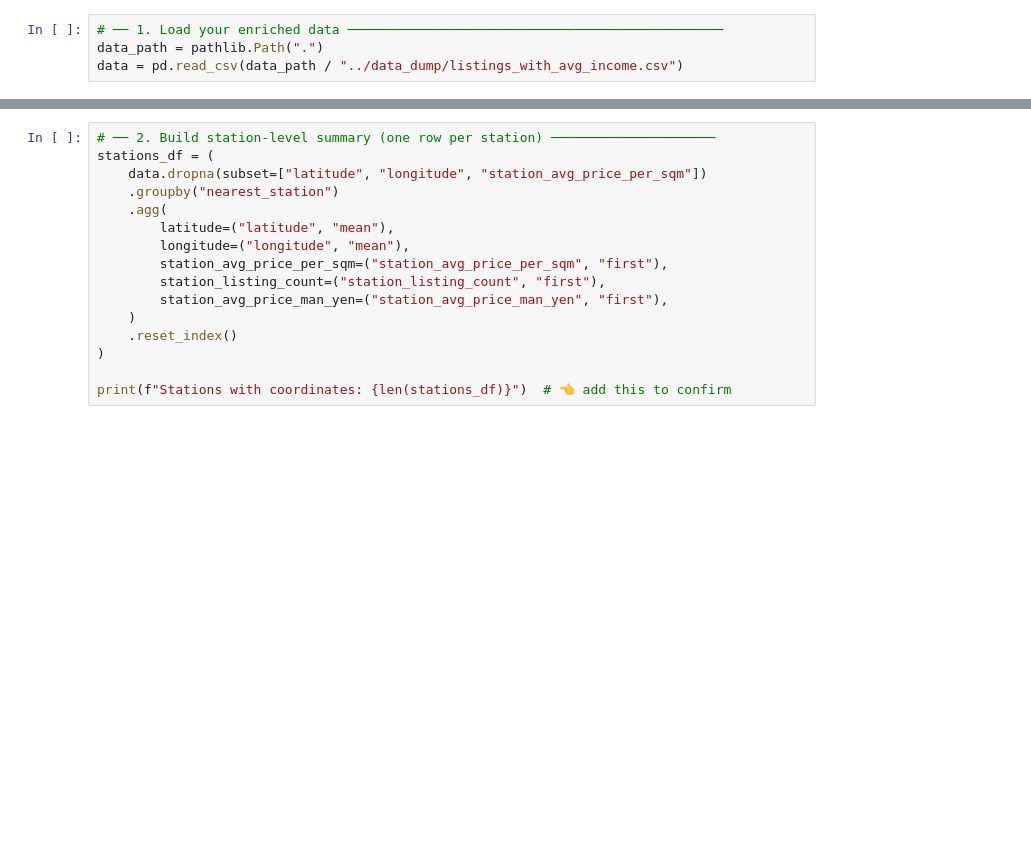
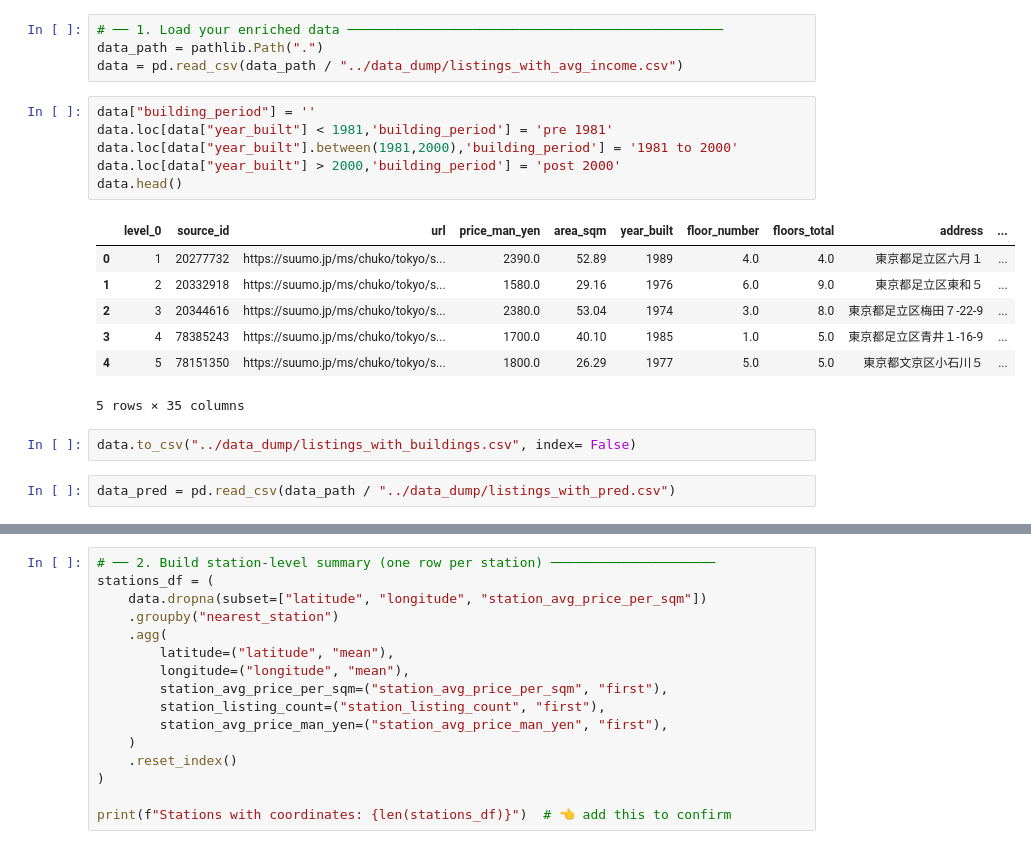
Before and after one commit to katiarojas87/final-project, a Jupyter notebook: map/map_per_station.ipynb, the cells around one changed output, grey strips where cells are left out. Drawn from its saved outputs; the diff is of its cells as text; blank space fills up the shorter version.

Commit message:
listings with deal

```diff
--- a/map/map_per_station.ipynb
+++ b/map/map_per_station.ipynb
@@ -10,3 +10,21 @@ os.makedirs("map", exist_ok=True)
 # ── 1. Load your enriched data ────────────────────────────────────────────────
 data_path = pathlib.Path(".")
 data = pd.read_csv(data_path / "../data_dump/listings_with_avg_income.csv")
+# %%
+data["building_period"] = ''
+data.loc[data["year_built"] < 1981,'building_period'] = 'pre 1981'
+data.loc[data["year_built"].between(1981,2000),'building_period'] = '1981 to 2000'
+data.loc[data["year_built"] > 2000,'building_period'] = 'post 2000'
+data.head()
+# %% [output]
+|  | level_0 | source_id | url | price_man_yen | area_sqm | year_built | floor_number | floors_total | address | ... |
+| 0 | 1 | 20277732 | https://suumo.jp/ms/chuko/tokyo/s... | 2390.0 | 52.89 | 1989 | 4.0 | 4.0 | 東京都足立区六月１ | ... |
+| 1 | 2 | 20332918 | https://suumo.jp/ms/chuko/tokyo/s... | 1580.0 | 29.16 | 1976 | 6.0 | 9.0 | 東京都足立区東和５ | ... |
+| 2 | 3 | 20344616 | https://suumo.jp/ms/chuko/tokyo/s... | 2380.0 | 53.04 | 1974 | 3.0 | 8.0 | 東京都足立区梅田７-22-9 | ... |
+| 3 | 4 | 78385243 | https://suumo.jp/ms/chuko/tokyo/s... | 1700.0 | 40.10 | 1985 | 1.0 | 5.0 | 東京都足立区青井１-16-9 | ... |
+| 4 | 5 | 78151350 | https://suumo.jp/ms/chuko/tokyo/s... | 1800.0 | 26.29 | 1977 | 5.0 | 5.0 | 東京都文京区小石川５ | ... |
+5 rows × 35 columns
+# %%
+data.to_csv("../data_dump/listings_with_buildings.csv", index= False)
+# %%
+data_pred = pd.read_csv(data_path / "../data_dump/listings_with_pred.csv")
```
Also changed, not shown: parts of 2 cells of this notebook, 2 other files.
